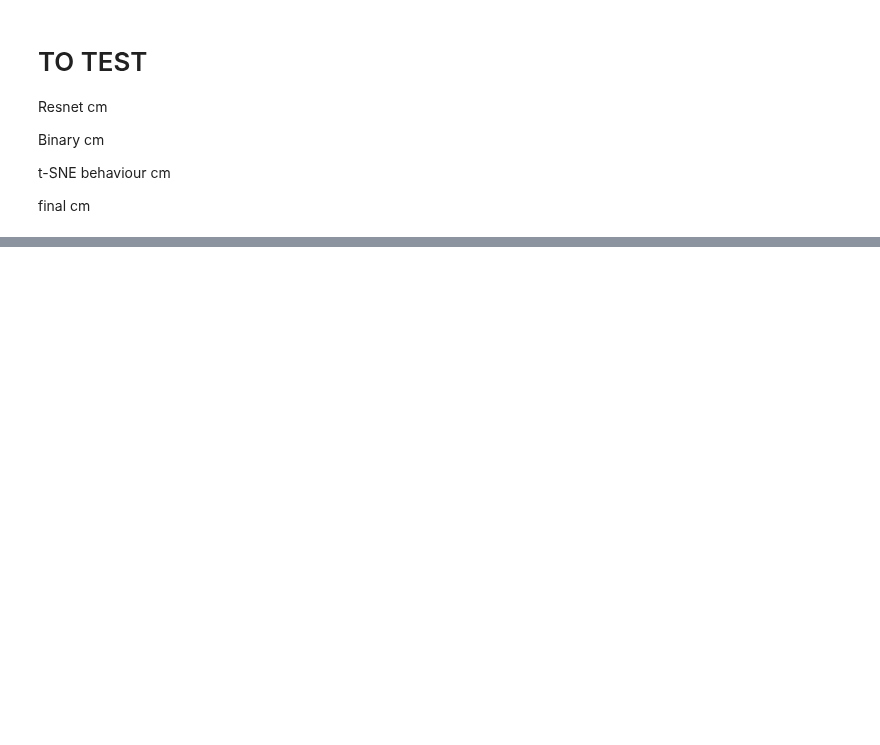
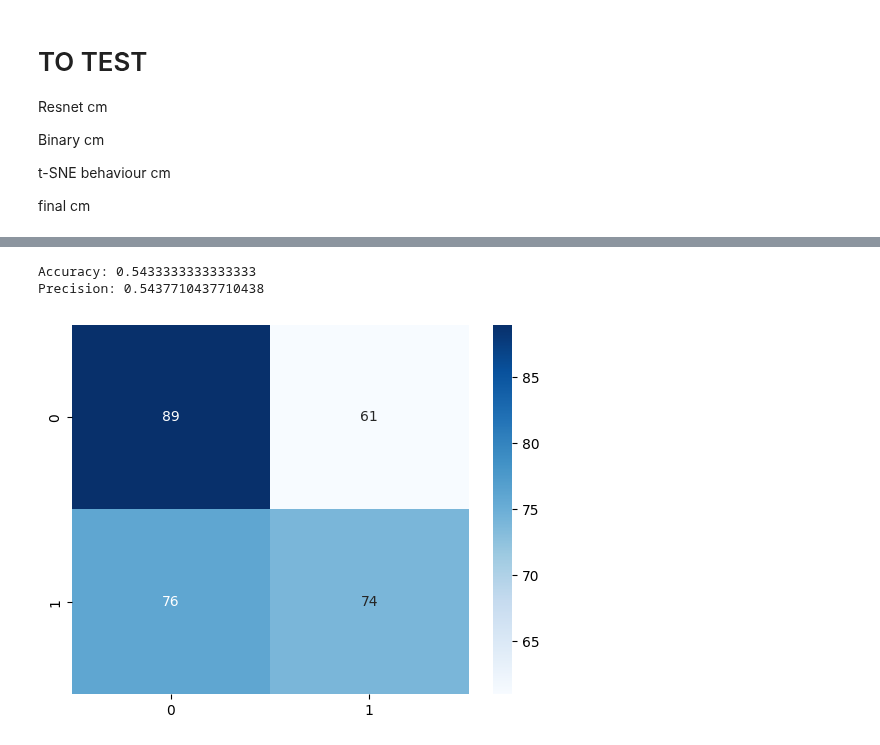
Before and after one commit to davidemodolo/Lung-Ultrasound-Image-Classifier, a Jupyter notebook: project.ipynb, the cells around one changed output, grey strips where cells are left out. Cells and saved outputs as stored; diff of their text form; code cells hidden in the pictures; blank space fills up the shorter version.

```diff
--- a/project.ipynb
+++ b/project.ipynb
@@ -227,2 +270,20 @@ plt.show()
+# %%
+# with pickle load models/svc.pkl
+with open("models/svc.pkl", "rb") as f:
+    svc = pickle.load(f)
+
+X_test = values_test.drop(["path", "correct", "predicted", "true"], axis=1)
+y_true = values_test["correct"]
+y_pred = svc.predict(X_test)
+print("Accuracy:", accuracy_score(y_true, y_pred))
+print("Precision:", precision_score(y_true, y_pred, average="macro"))
+
+cm = confusion_matrix(y_true, y_pred)
+sns.heatmap(cm, annot=True, fmt="d", cmap="Blues")
+plt.show()
+# %% [output]
+Accuracy: 0.5433333333333333
+Precision: 0.5437710437710438
+[figure, added]
 # %%
 # confusion matrix of t-SNE
```
Also changed, not shown: parts of 11 cells of this notebook.
